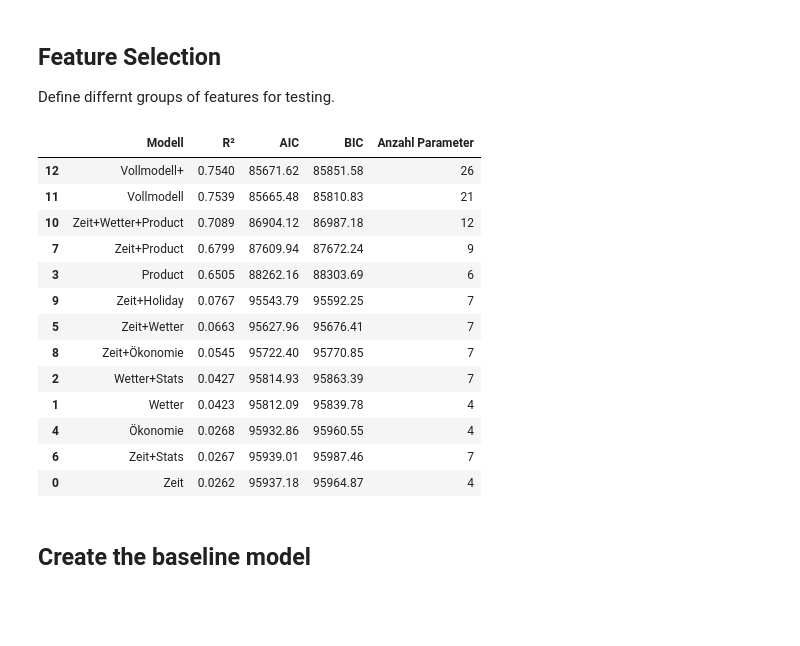
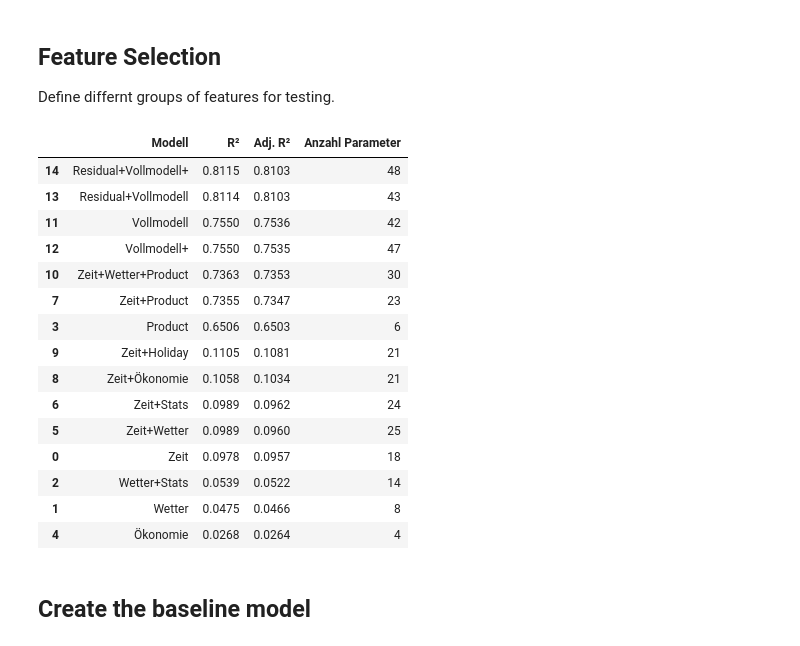
Before and after one commit to thorsten789/bakery_sales_prediction, a Jupyter notebook: 2_BaselineModel/baseline.ipynb, the cells around one changed output. Saved outputs shown, nothing was run; the diff lists cells and outputs as text; code cells hidden in the pictures; blank space fills up the shorter version.

Commit message:
baseline model ver2

```diff
--- a/2_BaselineModel/baseline.ipynb
+++ b/2_BaselineModel/baseline.ipynb
@@ -7,7 +7,9 @@ from sklearn.preprocessing import LabelEncoder
 import statsmodels.formula.api as smf
 import missingno as msno
 # %%
+
 features = pd.read_csv("../0_DataPreparation/features.csv")
+pd.set_option('display.max_columns', None)
 features
 # %% [output]
 |  | id | Datum | Warengruppe | Umsatz | Bewoelkung | Temperatur | Windgeschwindigkeit | Rain | ... |
@@ -67,62 +109,69 @@ df = train_data
 df_clean = df.dropna()
 
 groups = {
-    "Zeit" : "Wochentag + Monat + Wochenende",
-    "Wetter" : "Temperatureclass_enc + Cloudclass_enc + Windclass_enc ",
-    "Wetter_Stats" : "Rain_8to18 + Temp_above_avg + Temp_below_avg ",
+    "Zeit" : "C(Wochentag) + C(Monat) + Wochenende",
+    "Wetter" : "C(Temperatureclass_enc) + C(Cloudclass_enc) + C(Windclass_enc) + Hot_HeavyRain",
+    "Wetter_Stats" : "Rain_8to18 + Temp_above_avg + Temp_below_avg + Temp_5d_avg + Tmax + Tmax_gt25 ",
     "Wetter_Group" : "Weather_Other + Weather_Rain + Weather_After_Rain + Weather_Showers_and_Thunderstorms + Weather_Snow_and_Ice + Weather_Fog",
-    "Product" : "Warengruppe + Group_brot + Group_brotchen + Group_croissant + Group_konditorei + Group_kuchen + Group_saisonbrot",
+    "Product" : "C(Warengruppe)",
     "Ökonomie": "CPI + Unemployment + GDP",
-    "Holiday" : "Schulferien + KielerWoche + Silvester + Schulferien"
+    "Holiday" : "Schulferien + KielerWoche + Feiertag",
+    "Residual": "Residual"
 }
 
 # Define a list of formulas for different baseline models
 formulas = {
     "Zeit": f"Umsatz ~ {groups['Zeit']}",
     "Wetter": f"Umsatz ~ {groups['Wetter']}",
     "Wetter+Stats": f"Umsatz ~ {groups['Wetter']} + {groups['Wetter_Stats']}",
     "Product": f"Umsatz ~ {groups['Product']}",
     "Ökonomie": f"Umsatz ~ {groups['Ökonomie']}",
     "Zeit+Wetter": f"Umsatz ~ {groups['Zeit']} + {groups['Wetter']}",
     "Zeit+Stats": f"Umsatz ~ {groups['Zeit']} + {groups['Wetter_Stats']}",
     "Zeit+Product": f"Umsatz ~ {groups['Zeit']} + {groups['Product']}",
     "Zeit+Ökonomie": f"Umsatz ~ {groups['Zeit']} + {groups['Ökonomie']}",
     "Zeit+Holiday": f"Umsatz ~ {groups['Zeit']} + {groups['Holiday']}",
     "Zeit+Wetter+Product": f"Umsatz ~ {groups['Zeit']} + {groups['Wetter']} + {groups['Product']}",
     "Vollmodell": f"Umsatz ~ {groups['Zeit']} + {groups['Wetter']} + {groups['Wetter_Stats']} + {groups['Product']} + {groups['Ökonomie']} + {groups['Holiday']}",
-    "Vollmodell+": f"Umsatz ~ {groups['Zeit']} + {groups['Wetter']} + {groups['Wetter_Stats']} + {groups['Wetter_Group']} + {groups['Product']} + {groups['Ökonomie']} + {groups['Holiday']}"
+    "Vollmodell+": f"Umsatz ~ {groups['Zeit']} + {groups['Wetter']} + {groups['Wetter_Stats']} + {groups['Wetter_Group']} + {groups['Product']} + {groups['Ökonomie']} + {groups['Holiday']}",
+    "Residual+Vollmodell": f"Umsatz ~ {groups['Zeit']} + {groups['Wetter']} + {groups['Wetter_Stats']} + {groups['Product']} + {groups['Ökonomie']} + {groups['Holiday']} + {groups['Residual']}",
+    "Residual+Vollmodell+": f"Umsatz ~ {groups['Zeit']} + {groups['Wetter']} + {groups['Wetter_Stats']} + {groups['Wetter_Group']} + {groups['Product']} + {groups['Ökonomie']} + {groups['Holiday']} + {groups['Residual']}"
+
 }
 
 # Fit models and collect performance metrics
 results = []
 for name, formula in formulas.items():
     model = smf.ols(formula, data=df_clean).fit()
     results.append({
         "Modell": name,
         "R²": round(model.rsquared, 4),
-        "AIC": round(model.aic, 2),
-        "BIC": round(model.bic, 2),
+        "Adj. R²": round(model.rsquared_adj, 4),
+        # "AIC": round(model.aic, 2),
+        # "BIC": round(model.bic, 2),
         "Anzahl Parameter": int(model.df_model + 1)
     })
 
 # Convert results to DataFrame
 results_df = pd.DataFrame(results).sort_values(by="R²", ascending=False)
 results_df
 # %% [output]
-|  | Modell | R² | AIC | BIC | Anzahl Parameter |
-| 12 | Vollmodell+ | 0.7540 | 85671.62 | 85851.58 | 26 |
-| 11 | Vollmodell | 0.7539 | 85665.48 | 85810.83 | 21 |
-| 10 | Zeit+Wetter+Product | 0.7089 | 86904.12 | 86987.18 | 12 |
-| 7 | Zeit+Product | 0.6799 | 87609.94 | 87672.24 | 9 |
-| 3 | Product | 0.6505 | 88262.16 | 88303.69 | 6 |
-| 9 | Zeit+Holiday | 0.0767 | 95543.79 | 95592.25 | 7 |
-| 5 | Zeit+Wetter | 0.0663 | 95627.96 | 95676.41 | 7 |
-| 8 | Zeit+Ökonomie | 0.0545 | 95722.40 | 95770.85 | 7 |
-| 2 | Wetter+Stats | 0.0427 | 95814.93 | 95863.39 | 7 |
-| 1 | Wetter | 0.0423 | 95812.09 | 95839.78 | 4 |
-| 4 | Ökonomie | 0.0268 | 95932.86 | 95960.55 | 4 |
-| 6 | Zeit+Stats | 0.0267 | 95939.01 | 95987.46 | 7 |
-| 0 | Zeit | 0.0262 | 95937.18 | 95964.87 | 4 |
+|  | Modell | R² | Adj. R² | Anzahl Parameter |
+| 14 | Residual+Vollmodell+ | 0.8115 | 0.8103 | 48 |
+| 13 | Residual+Vollmodell | 0.8114 | 0.8103 | 43 |
+| 11 | Vollmodell | 0.7550 | 0.7536 | 42 |
+| 12 | Vollmodell+ | 0.7550 | 0.7535 | 47 |
+| 10 | Zeit+Wetter+Product | 0.7363 | 0.7353 | 30 |
+| 7 | Zeit+Product | 0.7355 | 0.7347 | 23 |
+| 3 | Product | 0.6506 | 0.6503 | 6 |
+| 9 | Zeit+Holiday | 0.1105 | 0.1081 | 21 |
+| 8 | Zeit+Ökonomie | 0.1058 | 0.1034 | 21 |
+| 6 | Zeit+Stats | 0.0989 | 0.0962 | 24 |
+| 5 | Zeit+Wetter | 0.0989 | 0.0960 | 25 |
+| 0 | Zeit | 0.0978 | 0.0957 | 18 |
+| 2 | Wetter+Stats | 0.0539 | 0.0522 | 14 |
+| 1 | Wetter | 0.0475 | 0.0466 | 8 |
+| 4 | Ökonomie | 0.0268 | 0.0264 | 4 |
 # %% [markdown]
 ## Create the baseline model
 # %%
```
Also changed, not shown: parts of 6 cells of this notebook, 2 other files.
